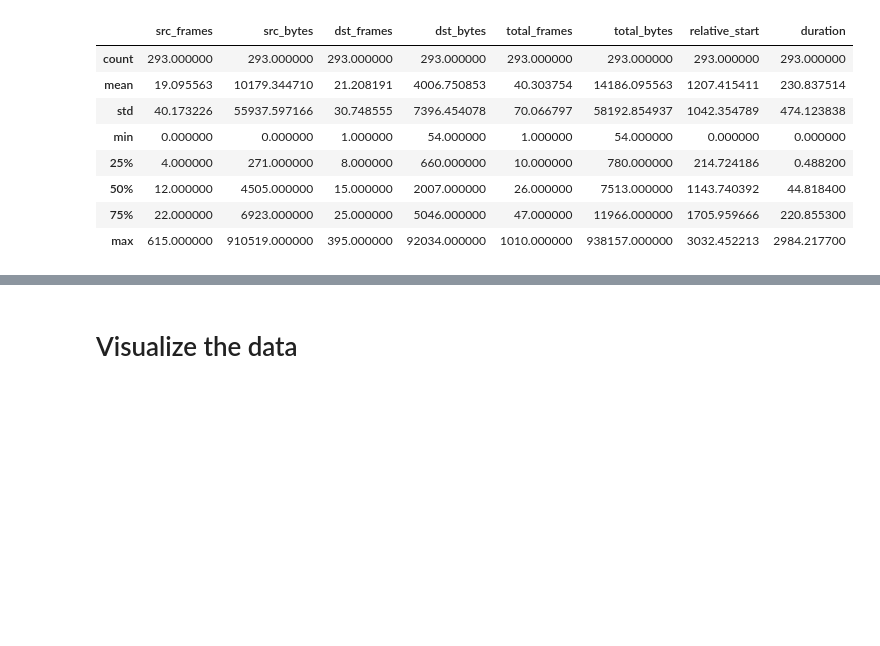
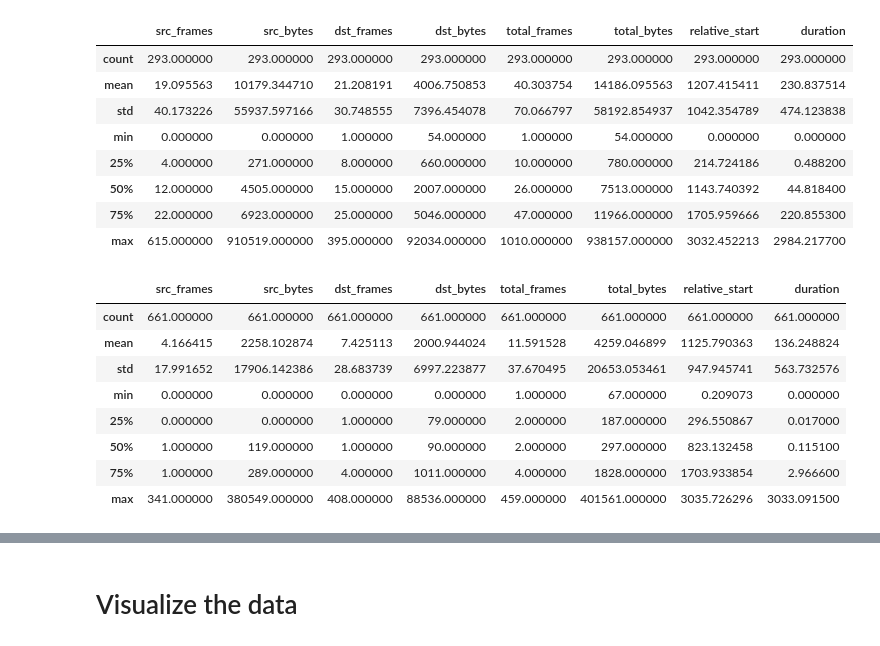
Before and after one commit to alekzandr/hunter, a Jupyter notebook: ProcessorV2.ipynb, the cells around one changed output, grey strips where cells are left out. Cells and saved outputs as stored; diff of their text form; code cells hidden in the pictures; blank space fills up the shorter version.

```diff
--- a/ProcessorV2.ipynb
+++ b/ProcessorV2.ipynb
@@ -80,2 +83,3 @@ import pcap_processor
 # %%
-stats = pcap_processor.processorV2("system_input/tcp_stats.txt")
+processor_tcp = pcap_processor.processorV2("system_input/tcp_stats.txt")
+processor_udp = pcap_processor.processorV2("system_input/udp_stats.txt")
@@ -83,0 +114,2 @@ clean_stats = stats.clean()
+# %%
+clean_udp_stats = processor_udp.clean()
@@ -113,3 +173,15 @@ clean_stats.describe()
 | 50% | 12.000000 | 4505.000000 | 15.000000 | 2007.000000 | 26.000000 | 7513.000000 | 1143.740392 | 44.818400 |
 | 75% | 22.000000 | 6923.000000 | 25.000000 | 5046.000000 | 47.000000 | 11966.000000 | 1705.959666 | 220.855300 |
 | max | 615.000000 | 910519.000000 | 395.000000 | 92034.000000 | 1010.000000 | 938157.000000 | 3032.452213 | 2984.217700 |
+# %%
+clean_udp_stats.describe()
+# %% [output]
+|  | src_frames | src_bytes | dst_frames | dst_bytes | total_frames | total_bytes | relative_start | duration |
+| count | 661.000000 | 661.000000 | 661.000000 | 661.000000 | 661.000000 | 661.000000 | 661.000000 | 661.000000 |
+| mean | 4.166415 | 2258.102874 | 7.425113 | 2000.944024 | 11.591528 | 4259.046899 | 1125.790363 | 136.248824 |
+| std | 17.991652 | 17906.142386 | 28.683739 | 6997.223877 | 37.670495 | 20653.053461 | 947.945741 | 563.732576 |
+| min | 0.000000 | 0.000000 | 0.000000 | 0.000000 | 1.000000 | 67.000000 | 0.209073 | 0.000000 |
+| 25% | 0.000000 | 0.000000 | 1.000000 | 79.000000 | 2.000000 | 187.000000 | 296.550867 | 0.017000 |
+| 50% | 1.000000 | 119.000000 | 1.000000 | 90.000000 | 2.000000 | 297.000000 | 823.132458 | 0.115100 |
+| 75% | 1.000000 | 289.000000 | 4.000000 | 1011.000000 | 4.000000 | 1828.000000 | 1703.933854 | 2.966600 |
+| max | 341.000000 | 380549.000000 | 408.000000 | 88536.000000 | 459.000000 | 401561.000000 | 3035.726296 | 3033.091500 |
```
Also changed, not shown: parts of 19 cells of this notebook, 1 other file.
